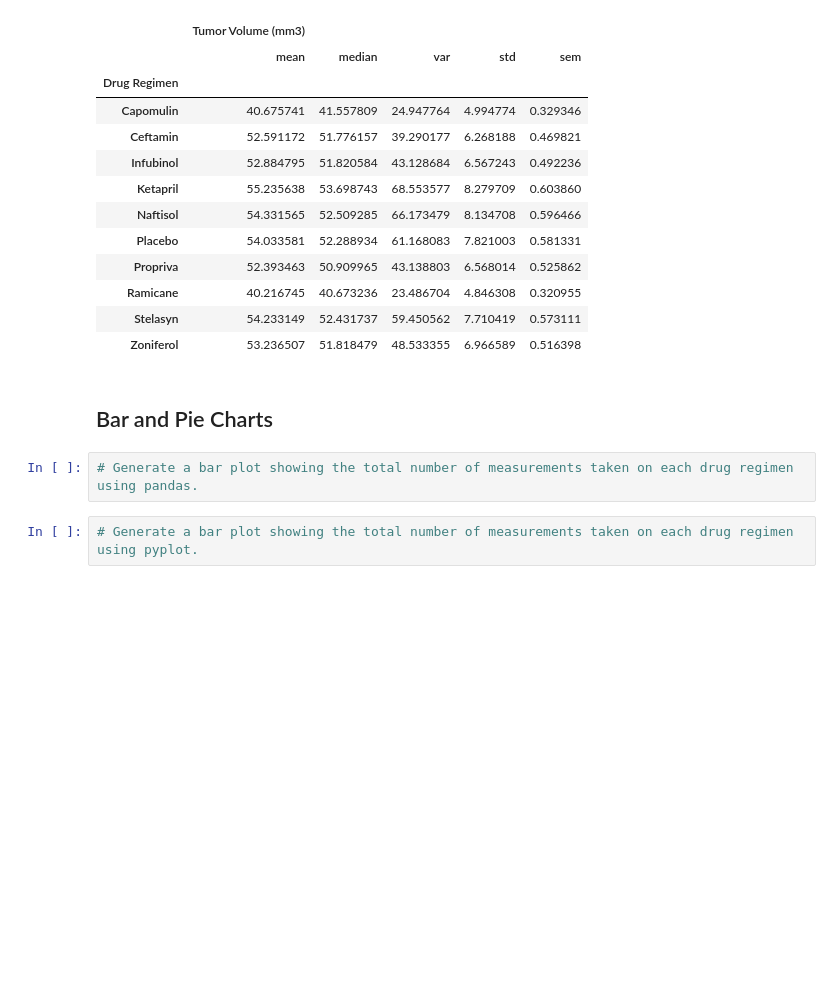
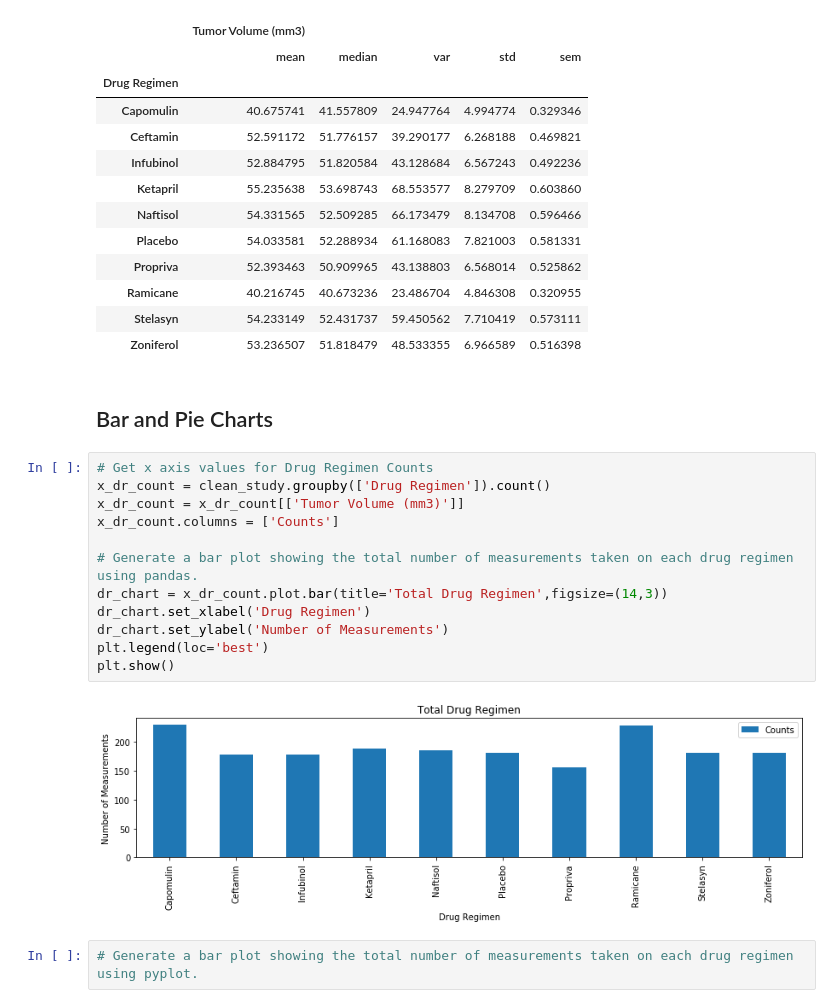
Before and after one commit to cblank210/matplotlib-challenge, a Jupyter notebook: Pymaceuticals/pymaceuticals.ipynb, the cells around one changed output. Cells and saved outputs as stored; diff of their text form; blank space fills up the shorter version.

Commit message:
save bar chart progress

```diff
--- a/Pymaceuticals/pymaceuticals.ipynb
+++ b/Pymaceuticals/pymaceuticals.ipynb
@@ -128,8 +128,20 @@ dr_agg_stats
 | Zoniferol | 53.236507 | 51.818479 | 48.533355 | 6.966589 | 0.516398 |
 # %% [markdown]
 ## Bar and Pie Charts
-# %%
-# Generate a bar plot showing the total number of measurements taken on each drug regimen using pandas.
+# %%
+# Get x axis values for Drug Regimen Counts
+x_dr_count = clean_study.groupby(['Drug Regimen']).count()
+x_dr_count = x_dr_count[['Tumor Volume (mm3)']]
+x_dr_count.columns = ['Counts']
+
+# Generate a bar plot showing the total number of measurements taken on each drug regimen using pandas.
+dr_chart = x_dr_count.plot.bar(title='Total Drug Regimen',figsize=(14,3))
+dr_chart.set_xlabel('Drug Regimen')
+dr_chart.set_ylabel('Number of Measurements')
+plt.legend(loc='best')
+plt.show()
+# %% [output]
+[figure, added]
 # %%
 # Generate a bar plot showing the total number of measurements taken on each drug regimen using pyplot.
 # %%
```
